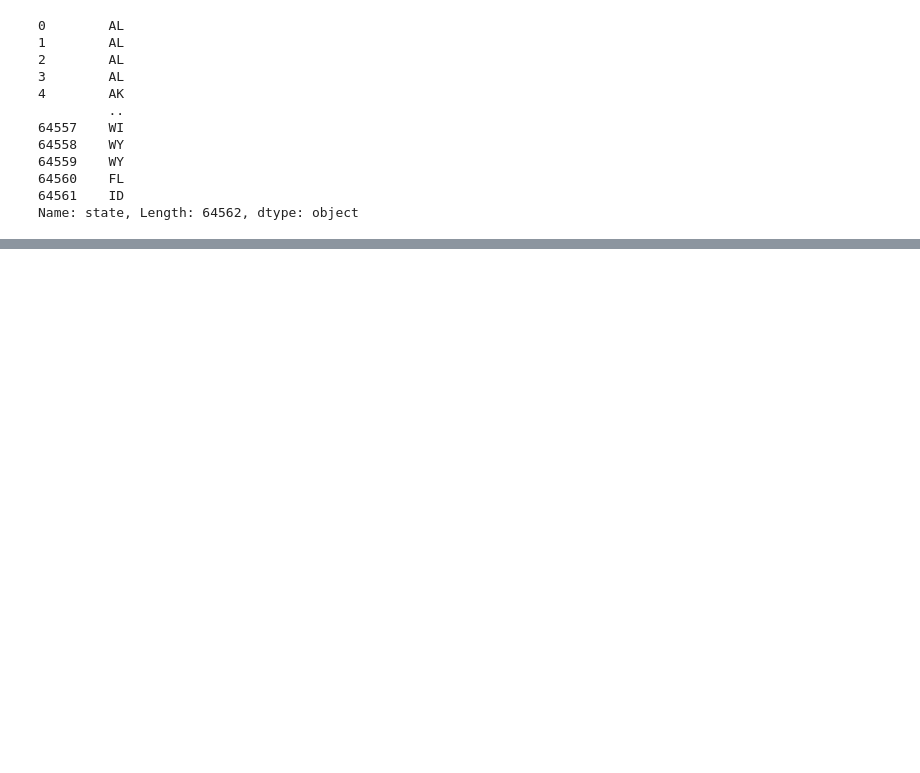
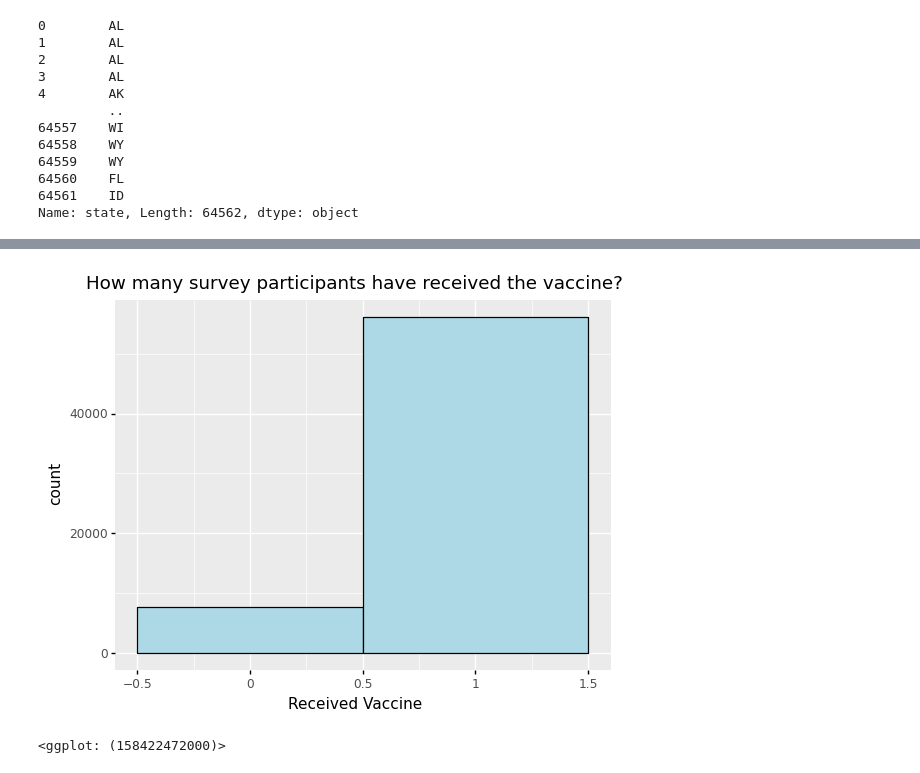
Before and after one commit to abby-wolfe/vaccine_hesitancy_ppol564_final_project, a Jupyter notebook: Vaccine_hesitancy.ipynb, the cells around one changed output, grey strips where cells are left out. Saved outputs shown, nothing was run; the diff lists cells and outputs as text; code cells hidden in the pictures; blank space fills up the shorter version.

Commit message:
Variable transformations, distribution visualizations, and dropped variables from combined df

```diff
--- a/Vaccine_hesitancy.ipynb
+++ b/Vaccine_hesitancy.ipynb
@@ -108,10 +93,8 @@ hps.state
 Name: state, Length: 64562, dtype: object
 # %%
 # Choose variables needed from cdc_new
-cdc_vars = cdc_new[['state','Distributed','Dist_Per_100K','Distributed_Per_100k_12Plus', 'Distributed_Per_100k_18Plus',
-                   'Distributed_Per_100k_65Plus', 'Administered', 'Administered_12Plus', 'Administered_18Plus',
-                   'Administered_65Plus','Admin_Per_100K', 'Admin_Per_100k_12Plus', 'Admin_Per_100k_18Plus',
-                   'Admin_Per_100k_65Plus']]
+cdc_vars = cdc_new[['state','Distributed','Dist_Per_100K', 'Administered', 'Admin_Per_100K', 'Series_Complete_Pop_Pct',
+                    'Administered_Dose1_Pop_Pct']]
 
 # Merge dataframes together
 combined_df = hps.merge(cdc_vars, how="left", on="state")
@@ -127,0 +111,4 @@ combined_df.head()
+# %%
+# Replace missing data (-88 and -99 according to codebook) as NaN type
+combined_df = combined_df.replace(-88, np.NaN) # Missing response to question
+combined_df = combined_df.replace(-99, np.NaN) # Question seen but not answered
@@ -127,0 +118,2 @@ combined_df.head()
+# %%
+combined_df.RECVDVACC = combined_df.RECVDVACC.replace(2, 0) # Replacing "No" responses with 0 so this variable becomes a dummy
@@ -127,0 +132,8 @@ combined_df.head()
+# %%
+# Age Distribution
+(ggplot(combined_df, aes('RECVDVACC')) +
+  geom_histogram(color = "black", fill = "lightblue", bins=2) +
+  labs(x="Received Vaccine", title = "How many survey participants have received the vaccine?"))
+# %% [output]
+[figure, added]
+<ggplot: (158422472000)>
```
Also changed, not shown: parts of 15 cells of this notebook.
